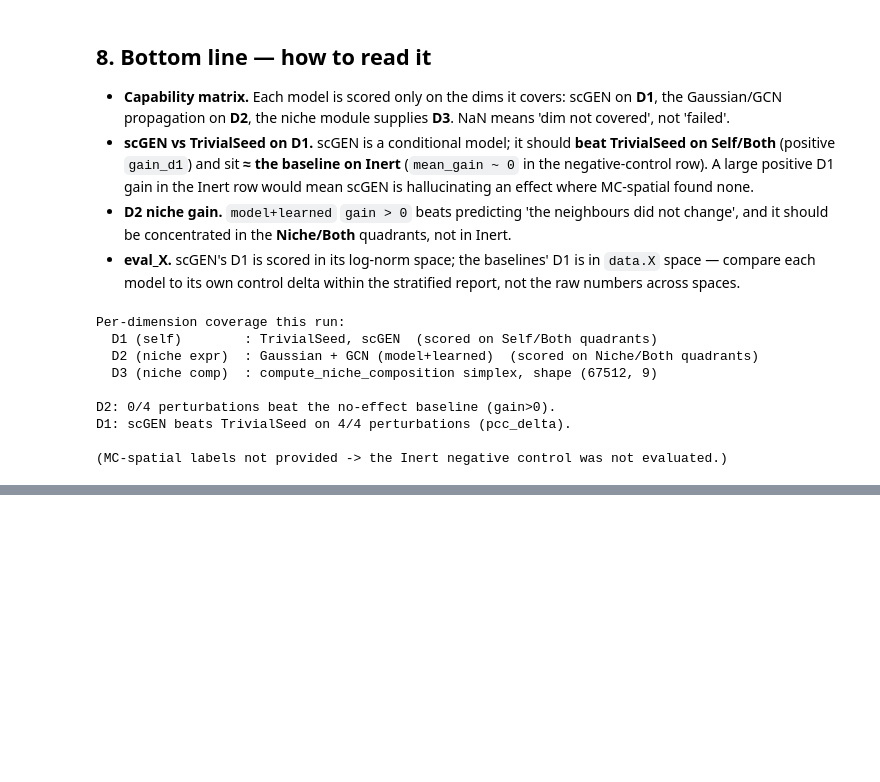
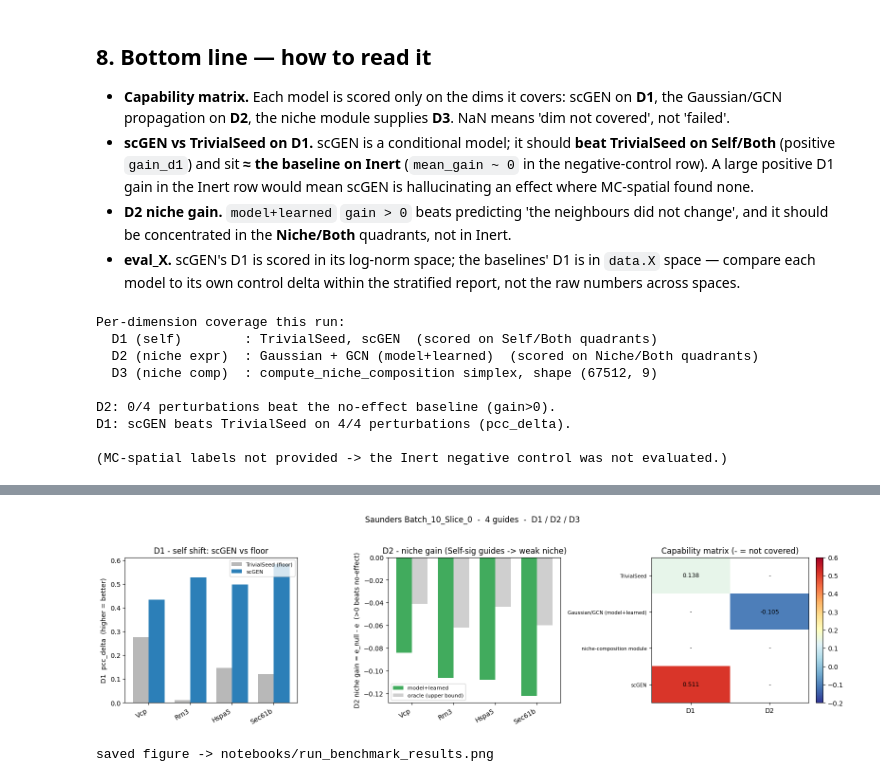
Before and after one commit to cz3900/sp-perturb-benchmark, a Jupyter notebook: notebooks/run_benchmark.executed.ipynb, the cells around one changed output, grey strips where cells are left out. Drawn from its saved outputs; the diff is of its cells as text; code cells hidden in the pictures; blank space fills up the shorter version.

Commit message:
notebook: executed results with §9 visual summary (D1/D2 charts + capability heatmap)
Co-Authored-By: Claude Opus 4.8 (1M context) <noreply@anthropic.com>

```diff
--- a/notebooks/run_benchmark.executed.ipynb
+++ b/notebooks/run_benchmark.executed.ipynb
@@ -23,12 +23,12 @@ This is the **capability matrix**: scGEN is a D1-only model; the Gaussian/GCN pr
 All server-specific paths live here, at the top, so a server run only edits this one cell. `SLICE_DIR` is the Saunders directory; `MAX_FILES` how many slices to pool. The two OPTIONAL inputs — `SCGEN_DUMP_DIR` (offline `{P}_seed.h5ad` dumps) and `DUAL_METRICS_CSV` (MC-spatial `*_Dual_Metrics.csv`) — may be left as `None`/missing; the notebook then runs baseline-only / unstratified and says so explicitly.
 # %%
 from pathlib import Path
-# --- this run: Batch_10_Slice_0, scGEN dumps for 4 significant guides ---
-SLICE_DIR = '/home/chengzheng/concertRepro/scgen_slice'   # 1-file dir symlinking Batch_10_Slice_0
+# --- this run: Batch_10_Slice_0, scGEN dumps for 4 significant guides (paths under runs/) ---
+SLICE_DIR = '/home/chengzheng/sp-perturb-benchmark/runs/scgen/scgen_slice'
 MAX_FILES = 1
 COUNTS_LAYER = 'X'
-SCGEN_DUMP_DIR = '/home/chengzheng/concertRepro/scgen_out'   # offline scGEN {P}_seed.h5ad dumps
-DUAL_METRICS_CSV = None    # MC-spatial not run for this slice -> unstratified capability matrix
+SCGEN_DUMP_DIR = '/home/chengzheng/sp-perturb-benchmark/runs/scgen/scgen_out'
+DUAL_METRICS_CSV = None
 EVAL = ['Rrn3', 'Sec61b', 'Hspa5', 'Vcp']
 K_GRAPH, K_REF, NICHE_HOPS = 15, 5, 1
 print('SLICE_DIR        =', SLICE_DIR)
@@ -324,0 +332,53 @@ D1: scGEN beats TrivialSeed on 4/4 perturbations (pcc_delta).
+# %%
+import matplotlib.pyplot as plt
+
+has_scgen = 'scgen_d1_pcc' in base_df.columns
+g = base_df['perturbation'].tolist()
+x = np.arange(len(g)); w = 0.38
+fig, axes = plt.subplots(1, 3, figsize=(16, 4.4))
+
+# (1) D1 — scGEN vs TrivialSeed floor
+ax = axes[0]
+ax.bar(x - w/2, base_df['d1_trivial_pcc'], w, label='TrivialSeed (floor)', color='#b8b8b8')
+if has_scgen:
+    ax.bar(x + w/2, base_df['scgen_d1_pcc'], w, label='scGEN', color='#2c7fb8')
+ax.axhline(0, color='k', lw=.6)
+ax.set_xticks(x); ax.set_xticklabels(g, rotation=30, ha='right')
+ax.set_ylabel('D1  pcc_delta  (higher = better)')
+ax.set_title('D1 - self shift: scGEN vs floor')
+ax.legend(fontsize=8, loc='upper right')
+
+# (2) D2 - niche gain vs oracle upper bound
+ax = axes[1]
+ax.bar(x - w/2, base_df['d2_gain'], w, label='model+learned', color='#41ab5d')
+if 'd2_gain_oracle' in base_df.columns:
+    oracle = pd.to_numeric(base_df['d2_gain_oracle'], errors='coerce')
+    ax.bar(x + w/2, oracle, w, label='oracle (upper bound)', color='#cfcfcf')
+ax.axhline(0, color='k', lw=.8)
+ax.set_xticks(x); ax.set_xticklabels(g, rotation=30, ha='right')
+ax.set_ylabel('D2 niche gain = e_null - e  (>0 beats no-effect)')
+ax.set_title('D2 - niche gain (Self-sig guides -> weak niche)')
+ax.legend(fontsize=8, loc='lower left')
+
+# (3) capability matrix heatmap
+ax = axes[2]
+cm = _capability_matrix(base_df)
+num = cm[['D1', 'D2']].apply(pd.to_numeric, errors='coerce').astype(float)
+im = ax.imshow(num.values, aspect='auto', cmap='RdYlBu_r', vmin=-0.2, vmax=0.6)
+ax.set_xticks(range(num.shape[1])); ax.set_xticklabels(num.columns)
+ax.set_yticks(range(num.shape[0])); ax.set_yticklabels(num.index, fontsize=7.5)
+for i in range(num.shape[0]):
+    for j in range(num.shape[1]):
+        v = num.values[i, j]
+        ax.text(j, i, '-' if np.isnan(v) else f'{v:.3f}', ha='center', va='center', fontsize=9)
+ax.set_title('Capability matrix (- = not covered)')
+fig.colorbar(im, ax=ax, fraction=.046, pad=.04)
+
+fig.suptitle('Saunders Batch_10_Slice_0  -  ' + str(len(g)) + ' guides  -  D1 / D2 / D3', y=1.04)
+fig.tight_layout()
+fig.savefig('run_benchmark_results.png', dpi=130, bbox_inches='tight')
+plt.show()
+print('saved figure -> notebooks/run_benchmark_results.png')
+# %% [output]
+[figure, added]
+saved figure -> notebooks/run_benchmark_results.png
```
Also changed, not shown: parts of 3 cells of this notebook, 1 other file.
